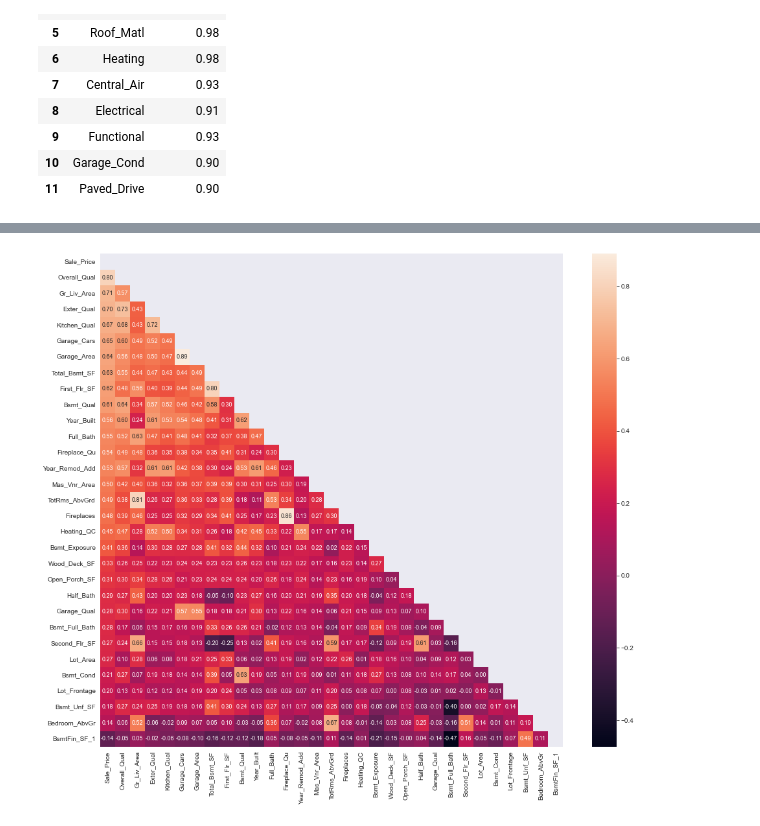
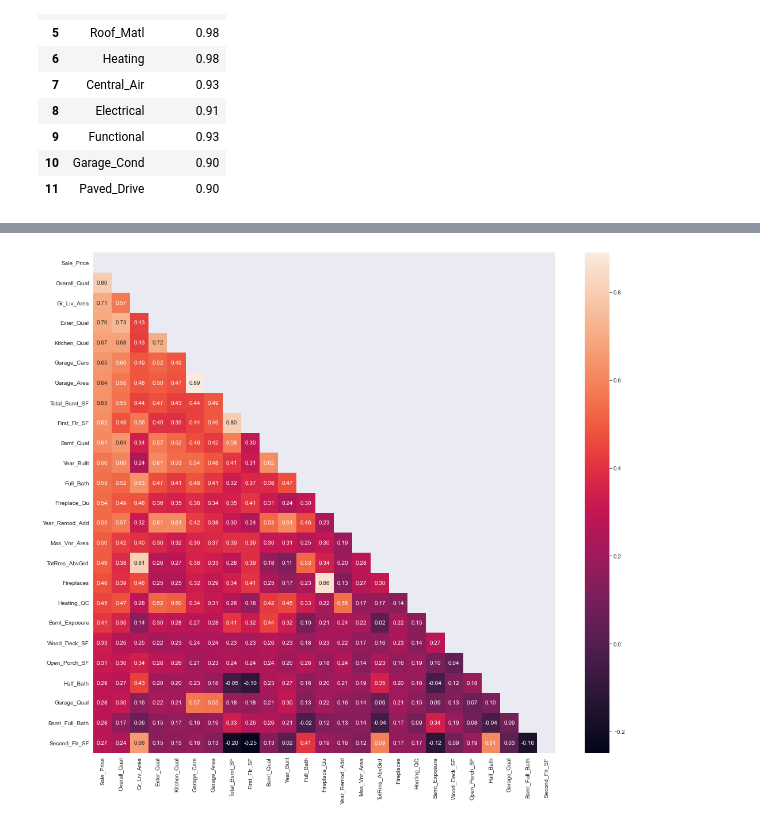
Before and after one commit to RiccardoSale/Ames-Housing-ML-Analysis, a Jupyter notebook: cleaning.ipynb, the cells around one changed output, grey strips where cells are left out. Saved outputs shown, nothing was run; the diff lists cells and outputs as text; code cells hidden in the pictures.

```diff
--- a/cleaning.ipynb
+++ b/cleaning.ipynb
@@ -49,20 +74,0 @@ Rimuoviamo informazioni inutili e ridondanti
-# %%
-""" Toglie solo il 90% dei valori uguali delle feature a string
-nominal_columns = list(col for col in df.select_dtypes([object]).columns)
-nominal_stats = {'column': [], 'most_frequent_value': [], 'percentage_occurrence':[], 'column_status': []}
-
-threshold = 90.0 # threshold value for considering the column to be severely skewed towards the mode value
-
-for col in nominal_columns:
-    nominal_stats['column'].append(col)
-    mode = df.loc[:,col].mode()[0]
-    nominal_stats['most_frequent_value'].append(mode)
-    proportion = np.round(df.loc[df.loc[:,col]==df.loc[:,col].mode()[0],:].shape[0] / df.shape[0] * 100, 1)
-    nominal_stats['percentage_occurrence'].append(proportion)
-    nominal_stats['column_status'].append('' if proportion < threshold else 'Severely skewed')
-
-nominal_stats_df = pd.DataFrame(nominal_stats)
-display(nominal_stats_df)
-
-df.drop(columns=list(nominal_stats_df.loc[nominal_stats_df.loc[:,'percentage_occurrence']>threshold,'column']), errors='ignore', inplace=True)
-"""
@@ -245,17 +274,13 @@ Creiamo una nuova feature Neighborhood_Score che si basa su Total_Qual per asseg
 # %%
-correlations_with_ref_to_saleprice = df.corr().loc[:,'Sale_Price']
-top_correlations = correlations_with_ref_to_saleprice.abs().sort_values(ascending=False).head(31)
-
-top_correlations = df.loc[:,list(top_correlations.index)].corr()
+saleprice_correlations = df.corr().loc[:, 'Sale_Price']
+top_correlations = saleprice_correlations.abs().sort_values(ascending=False).head(25)
+top_correlations = df.loc[:, list(top_correlations.index)].corr()
 
 mask = np.zeros_like(top_correlations)
 mask[np.triu_indices_from(mask)] = True
+plt.figure(figsize=(18, 16))
 
-plt.figure(figsize=(16, 14))
-
-g = sns.heatmap(top_correlations, annot=True, annot_kws={"size":9}, fmt='.2f', mask=mask)
-g.set_xticklabels(g.get_xticklabels(), rotation=90)
-
+sns.heatmap(top_correlations, annot=True, annot_kws={"size":10}, fmt='.2f', mask=mask)
 plt.show()
 # %% [output]
-[figure, old version]
+[figure, new version]
```
Also changed, not shown: parts of 20 cells of this notebook, 13 other files.
